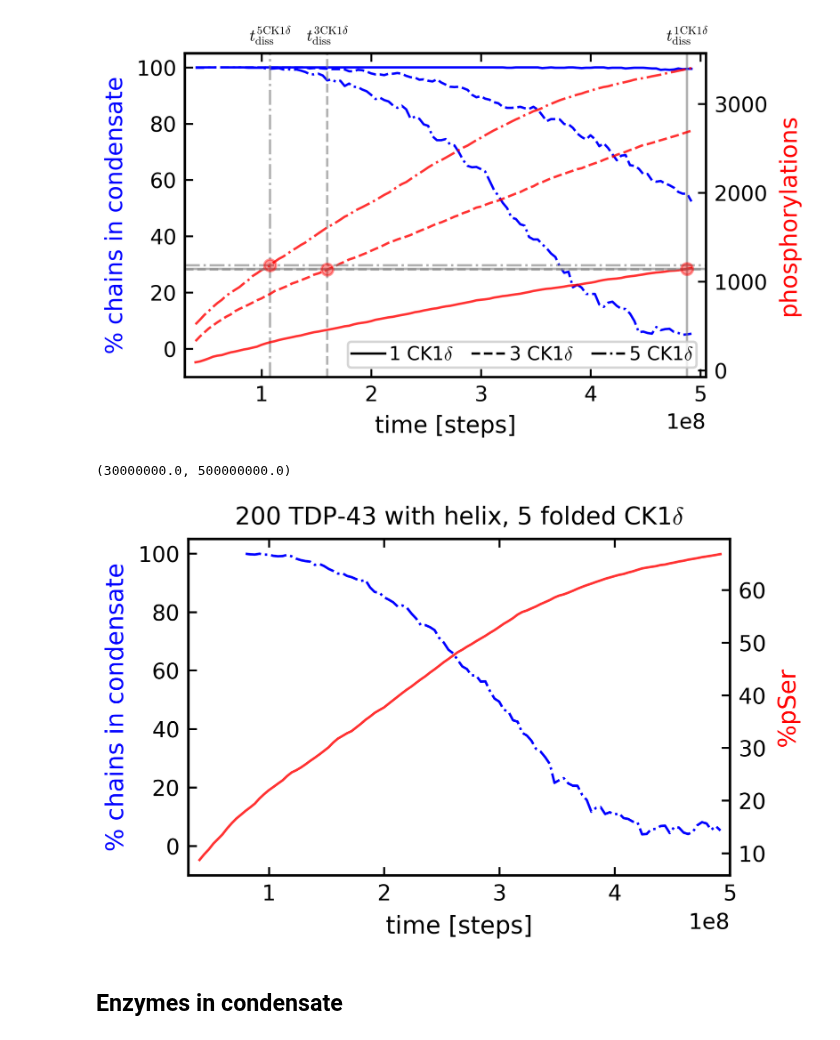
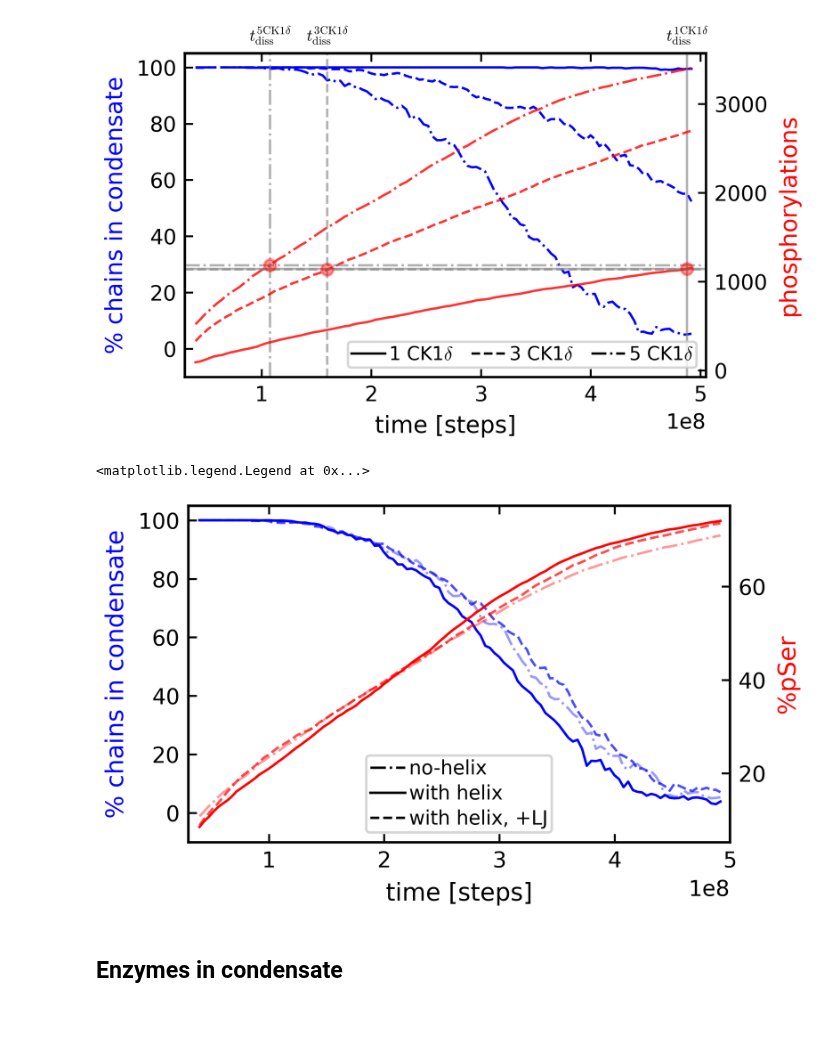
Before and after one commit to ezippo/hoomd3_phosphorylation, a Jupyter notebook: paper/cluster_analysis_condensate.ipynb, the cells around one changed output. Saved outputs shown, nothing was run; the diff lists cells and outputs as text; code cells hidden in the pictures.

```diff
--- a/paper/cluster_analysis_condensate.ipynb
+++ b/paper/cluster_analysis_condensate.ipynb
@@ -212,7 +212,7 @@ def condensate_helix_size_from_dbscan(frame, n_enz, eps=1.0, min_sample=2):
     db = cl.DBSCAN(eps=eps, min_samples=min_sample).fit(positions)
     labels = db.labels_
     labels_tdp = np.append(labels[:28400], labels[28400+n_enz:28400+n_enz+13*200])
-    values, counts = np.unique(labels[:30800], return_counts=True)
+    values, counts = np.unique(labels_tdp, return_counts=True)
     condensate_idx = values[np.argmax(counts)]
 
     if np.array_equal(labels[28400:28400+n_enz],[condensate_idx]*n_enz):
@@ -232,7 +232,7 @@ def chains_in_condensate_helix(input_file, times, n_enz, eps=1.0, min_sample=2):
         for i, tt in enumerate(tqdm(times)):
             frame = input_gsd[int(tt)]
             n_p_condensate = condensate_helix_size_from_dbscan(frame, n_enz, eps, min_sample)
-            n_chains_arr[i] = n_p_condensate/154.
+            n_chains_arr[i] = n_p_condensate/155.
 
             n_phospho_arr[i] = np.sum(frame.particles.typeid==20)
 
@@ -544,7 +544,7 @@ nc_5ck1d_helix = np.zeros(len(times)-1)
 np_5ck1d_helix = np.zeros(len(times)-1)
 
 for i in range(1,6):
-    tmp_nc_5ck1d_helix, tmp_np_5ck1d_helix = chains_in_condensate_helix(file_helix+f'sim{i}_5-folded-ck1d_200-helix-tdp43_v1.7.0_helix_dump_processed.gsd', times[:-1], 5)
+    tmp_nc_5ck1d_helix, tmp_np_5ck1d_helix = chains_in_condensate_helix(file_helix+f'sim{i}_5-folded-ck1d_200-helix-tdp43_helix_no_rescaling_no_spLJ_dump_processed.gsd', times[:-1], 5)
     nc_5ck1d_helix += tmp_nc_5ck1d_helix
     np_5ck1d_helix += tmp_np_5ck1d_helix
 
@@ -566,0 +567,13 @@ np_5ck1d_helix /= 5
+# %%
+file_helix_splj = ''
+
+nc_5ck1d_helix_splj = np.zeros(len(times)-1)
+np_5ck1d_helix_splj = np.zeros(len(times)-1)
+
+for i in range(1,6):
+    tmp_nc_5ck1d_helix, tmp_np_5ck1d_helix = chains_in_condensate_helix(file_helix_splj+f'sim{i}_5-folded-ck1d_200-helix-tdp43_helix_no_rescaling_dump_processed.gsd', times[:-1], 5)
+    nc_5ck1d_helix_splj += tmp_nc_5ck1d_helix
+    np_5ck1d_helix_splj += tmp_np_5ck1d_helix
+
+nc_5ck1d_helix_splj /= 5
+np_5ck1d_helix_splj /= 5
@@ -617,25 +648,32 @@ ax1.legend(ncols=3, loc='lower right')
 # %%
 time_step = times*200000
 
 fig, ax1 = plt.subplots(figsize=(4, 2.5))
-plt.title("200 TDP-43 with helix, 5 folded CK1$\delta$", fontsize=10)
 
 # Plot the first array with the primary y-axis
-ax1.plot(time_step[10:-1], nc_5ck1d_helix[10:]/2, 'b-.')
+ax1.plot(time_step[:-1], nc_5ck1d/2, 'b-.', alpha=0.4)
+ax1.plot(time_step[:-1], nc_5ck1d_helix/2, 'b-')
+ax1.plot(time_step[:-1], nc_5ck1d_helix_splj/2, 'b--', alpha=0.7)
 ax1.set_xlabel('time [steps]')
 ax1.set_ylabel('% chains in condensate', color='b')
-ax1.plot(time_step[0], nc_5ck1d_helix[0]/2, 'k-.', label=r'5 CK1$\delta$')
+ax1.plot(time_step[0], nc_5ck1d_helix[0]/2, 'k-.', label=r'no-helix')
+ax1.plot(time_step[0], nc_5ck1d_helix[0]/2, 'k-', label=r'with helix')
+ax1.plot(time_step[0], nc_5ck1d_helix[0]/2, 'k--', label=r'with helix, +LJ')
 
 ax1.set_ylim((-10,105))
 
 # Create a secondary y-axis and plot the second array
 ax2 = ax1.twinx()
-ax2.plot(time_step[:-1], np_5ck1d_helix/48,  'r', alpha=0.8)
+ax2.plot(time_step[:-1], np_5ck1d/48, 'r-.', alpha=0.4)
+ax2.plot(time_step[:-1], np_5ck1d_helix/48,  'r', alpha=1)
+ax2.plot(time_step[:-1], np_5ck1d_helix_splj/48,  'r--', alpha=0.7)
 ax2.set_ylabel('%pSer', color='r')
 ax2.set_xlim((0.3*10**8,5.0*10**8))
+
+ax1.legend(loc='lower center')
 # %% [output]
-(30000000.0, 500000000.0)
+<matplotlib.legend.Legend at 0x...>
-[figure, old version]
+[figure, new version]
 # %% [markdown]
 ## Enzymes in condensate
 # %%
```
Also changed, not shown: parts of 5 cells of this notebook.
